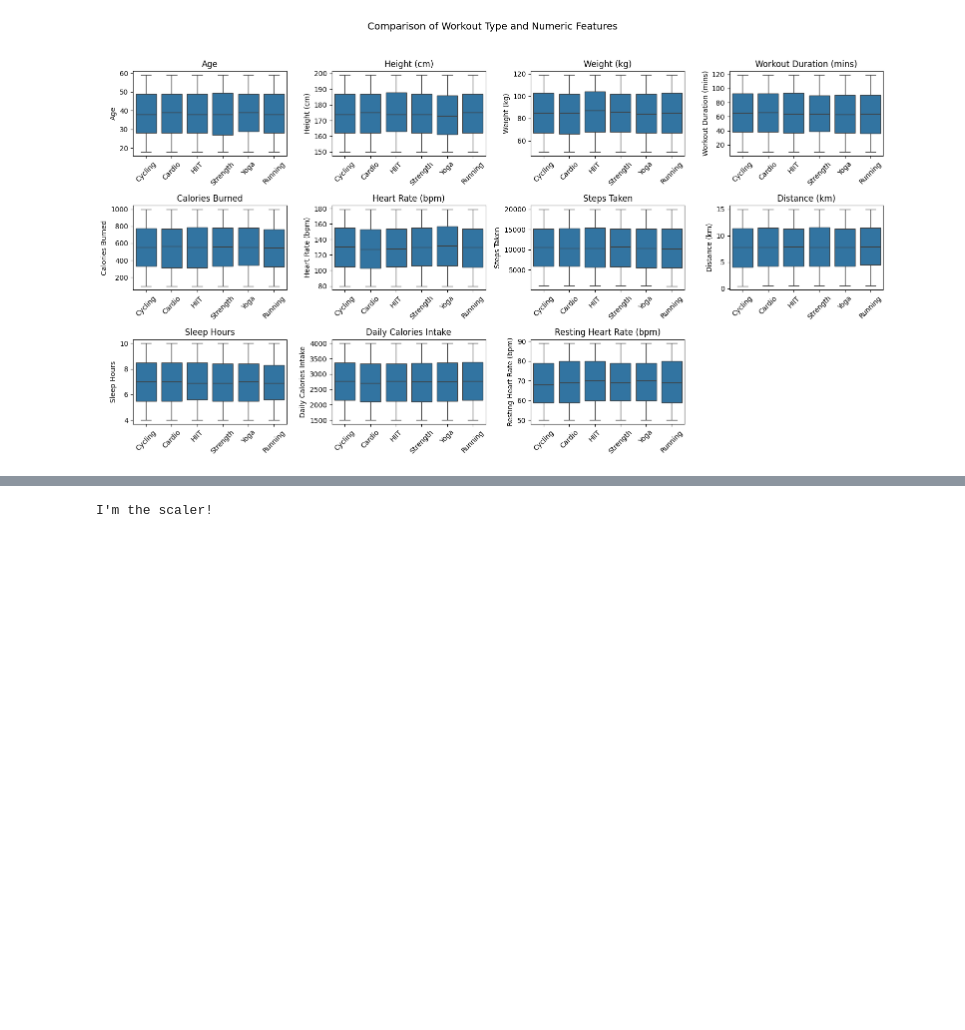
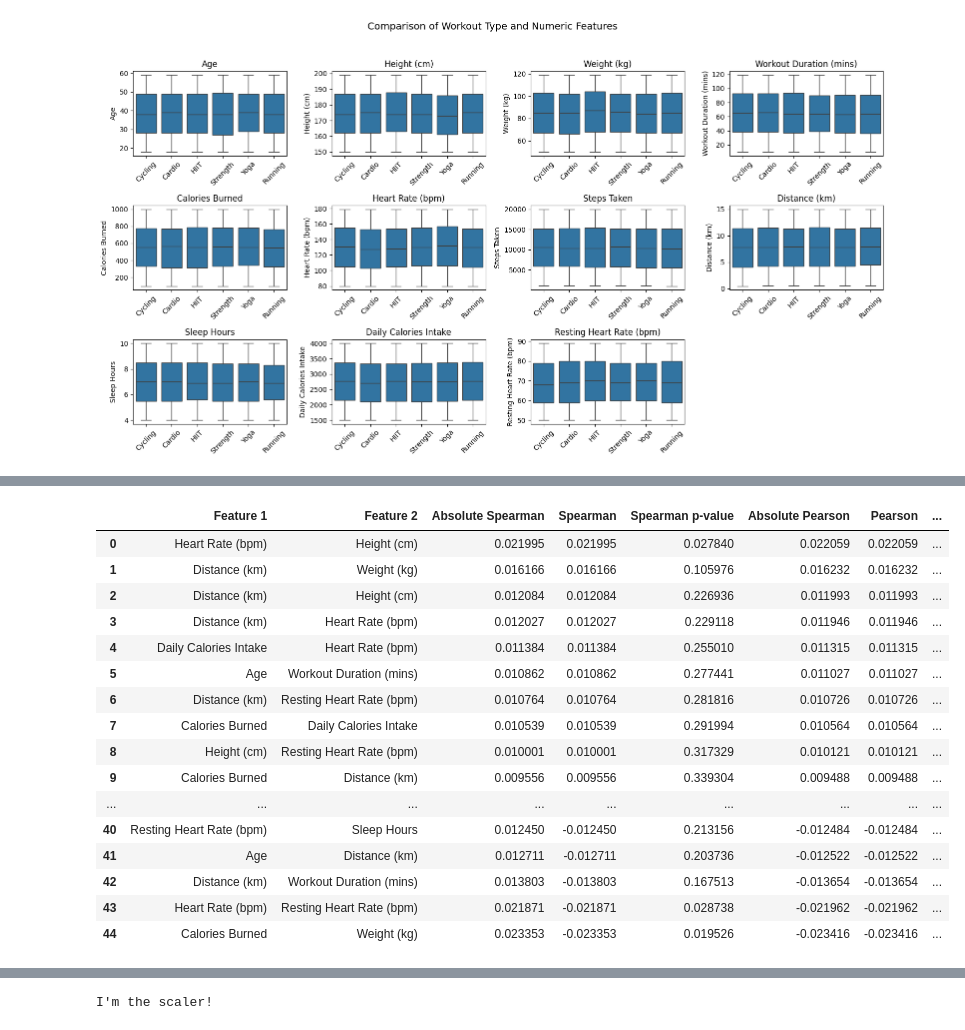
Before and after one commit to 4GeeksAcademy/gperdrizet_fitness_final_project, a Jupyter notebook: src/01.2-EDA_continuous_features.ipynb, the cells around one changed output, grey strips where cells are left out. Saved outputs shown, nothing was run; the diff lists cells and outputs as text; code cells hidden in the pictures; blank space fills up the shorter version.

```diff
--- a/src/01.2-EDA_continuous_features.ipynb
+++ b/src/01.2-EDA_continuous_features.ipynb
@@ -173,0 +171,44 @@ ModuleNotFoundError: No module named 'statsmodels'
+# %%
+from itertools import product
+import function as funcs
+# Features to calculate correlation coefficients for
+features=[
+    'Age',
+    'Height (cm)',
+    'Weight (kg)',
+    'Workout Duration (mins)',
+    'Calories Burned',
+    'Heart Rate (bpm)',
+    'Sleep Hours',
+    'Distance (km)',
+    'Resting Heart Rate (bpm)',
+    'Daily Calories Intake',
+]
+
+# Calculate the correlation coefficients between each pair of features
+feature_pairs=list(set(tuple(sorted(pair)) for pair in product(features, features)))
+correlations=funcs.get_correlations(feature_pairs, df_cont)
+
+# Sort by Spearman rank and inspect
+correlations_df=pd.DataFrame.from_dict(correlations)
+correlations_df.sort_values('Spearman', inplace=True, ascending=False)
+correlations_df.reset_index(inplace=True, drop=True)
+correlations_df.head(len(correlations_df))
+# %% [output]
+|  | Feature 1 | Feature 2 | Absolute Spearman | Spearman | Spearman p-value | Absolute Pearson | Pearson | ... |
+| 0 | Heart Rate (bpm) | Height (cm) | 0.021995 | 0.021995 | 0.027840 | 0.022059 | 0.022059 | ... |
+| 1 | Distance (km) | Weight (kg) | 0.016166 | 0.016166 | 0.105976 | 0.016232 | 0.016232 | ... |
+| 2 | Distance (km) | Height (cm) | 0.012084 | 0.012084 | 0.226936 | 0.011993 | 0.011993 | ... |
+| 3 | Distance (km) | Heart Rate (bpm) | 0.012027 | 0.012027 | 0.229118 | 0.011946 | 0.011946 | ... |
+| 4 | Daily Calories Intake | Heart Rate (bpm) | 0.011384 | 0.011384 | 0.255010 | 0.011315 | 0.011315 | ... |
+| 5 | Age | Workout Duration (mins) | 0.010862 | 0.010862 | 0.277441 | 0.011027 | 0.011027 | ... |
+| 6 | Distance (km) | Resting Heart Rate (bpm) | 0.010764 | 0.010764 | 0.281816 | 0.010726 | 0.010726 | ... |
+| 7 | Calories Burned | Daily Calories Intake | 0.010539 | 0.010539 | 0.291994 | 0.010564 | 0.010564 | ... |
+| 8 | Height (cm) | Resting Heart Rate (bpm) | 0.010001 | 0.010001 | 0.317329 | 0.010121 | 0.010121 | ... |
+| 9 | Calories Burned | Distance (km) | 0.009556 | 0.009556 | 0.339304 | 0.009488 | 0.009488 | ... |
+| ... | ... | ... | ... | ... | ... | ... | ... | ... |
+| 40 | Resting Heart Rate (bpm) | Sleep Hours | 0.012450 | -0.012450 | 0.213156 | -0.012484 | -0.012484 | ... |
+| 41 | Age | Distance (km) | 0.012711 | -0.012711 | 0.203736 | -0.012522 | -0.012522 | ... |
+| 42 | Distance (km) | Workout Duration (mins) | 0.013803 | -0.013803 | 0.167513 | -0.013654 | -0.013654 | ... |
+| 43 | Heart Rate (bpm) | Resting Heart Rate (bpm) | 0.021871 | -0.021871 | 0.028738 | -0.021962 | -0.021962 | ... |
+| 44 | Calories Burned | Weight (kg) | 0.023353 | -0.023353 | 0.019526 | -0.023416 | -0.023416 | ... |
```
Also changed, not shown: parts of 7 cells of this notebook.
